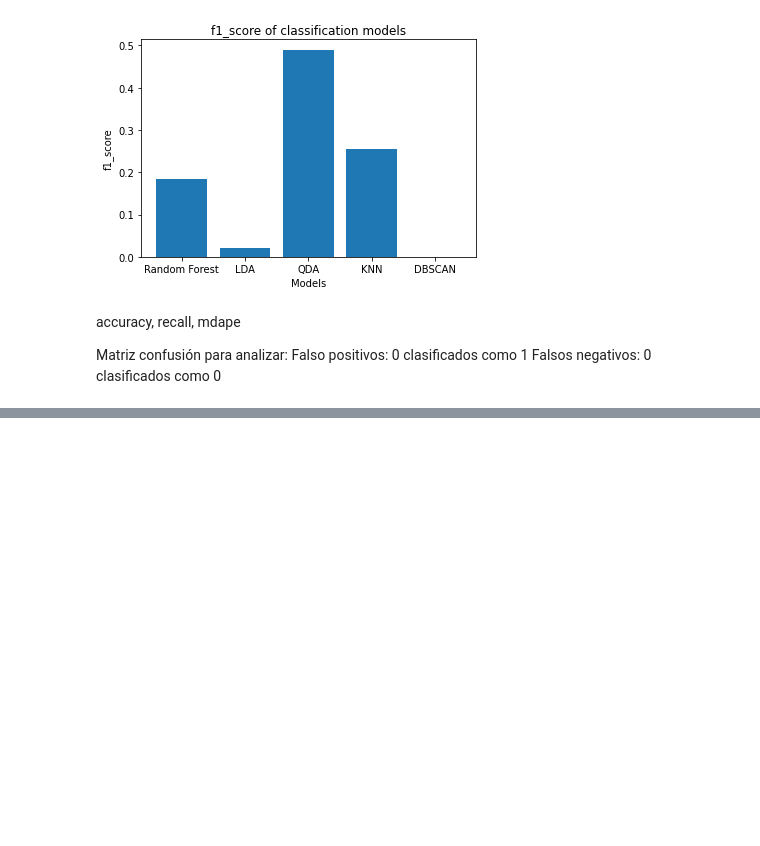
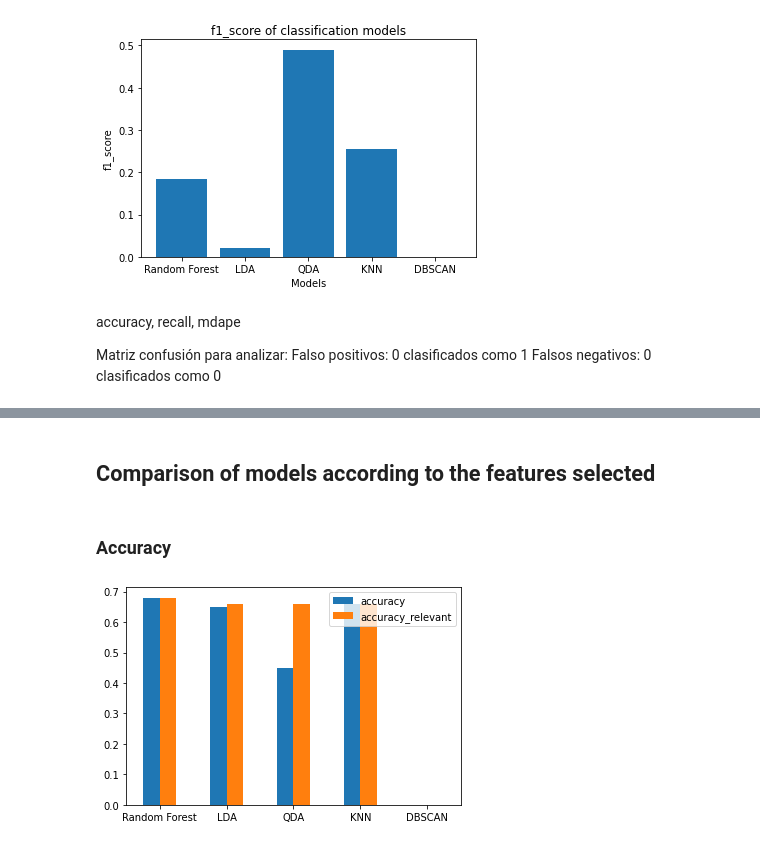
Before and after one commit to LAMDAMielgo/SatAi_BicycleFriendlyPath, a Jupyter notebook: Classification_models_for_RGB_images.ipynb, the cells around one changed output, grey strips where cells are left out. Drawn from its saved outputs; the diff is of its cells as text; code cells hidden in the pictures; blank space fills up the shorter version.

```diff
--- a/Classification_models_for_RGB_images.ipynb
+++ b/Classification_models_for_RGB_images.ipynb
@@ -597,0 +1054,16 @@ Falsos negativos: 0 clasificados como 0
+# %% [markdown]
+## Comparison of models according to the features selected
+# %% [markdown]
+### Accuracy
+# %%
+accuracy = df_model_result['Accuracy'].to_list()
+accuracy_relevant = df_relevant_model_result['Accuracy'].to_list()
+index = df_model_result['Model_name'].to_list()
+
+df_accuracy = pd.DataFrame({'accuracy': accuracy,
+                            'accuracy_relevant': accuracy_relevant},
+                           index = index)
+
+ax = df_accuracy.plot.bar(rot=0)
+# %% [output]
+[figure, added]
```
Also changed, not shown: parts of 63 cells of this notebook.
